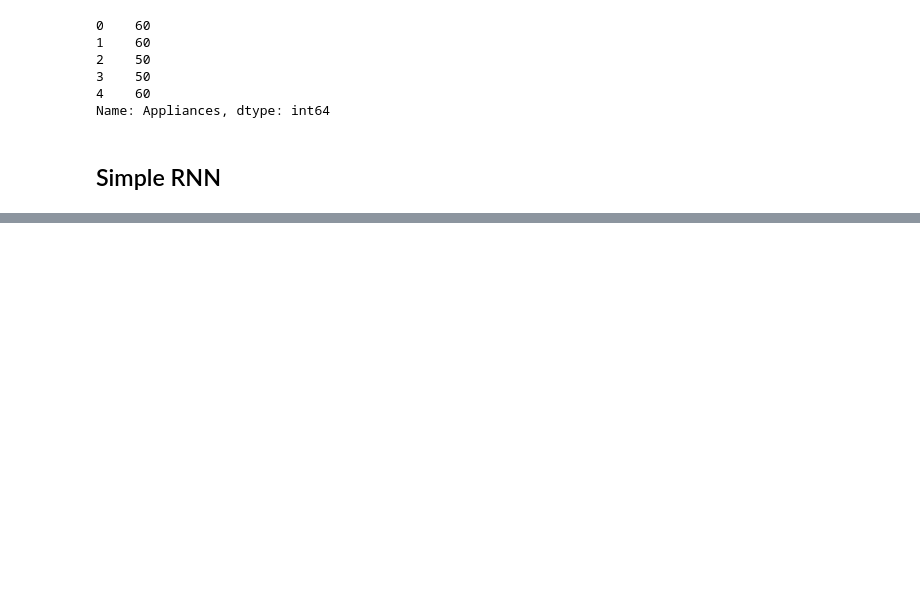
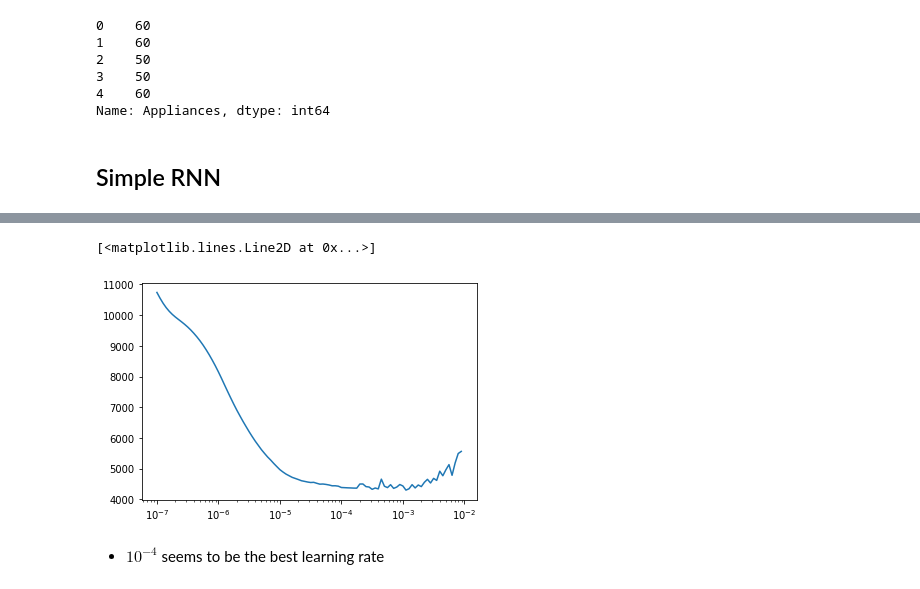
Before and after one commit to ItamarRocha/Machine-Learning-and-Data-Analysis, a Jupyter notebook: TimeSeries/code4_recurrentNN.ipynb, the cells around one changed output, grey strips where cells are left out. Drawn from its saved outputs; the diff is of its cells as text; code cells hidden in the pictures; blank space fills up the shorter version.

```diff
--- a/TimeSeries/code4_recurrentNN.ipynb
+++ b/TimeSeries/code4_recurrentNN.ipynb
@@ -77,0 +78,25 @@ train_set = window_dataset
+# %%
+keras.backend.clear_session()
+tf.random.set_seed(42)
+np.random.seed(42)
+
+window_size = 30
+train_set = window_dataset(x_train, window_size, batch_size=128)
+
+model = keras.models.Sequential([
+    keras.layers.Lambda(lambda x : tf.expand_dims(x, axis = -1),
+                       input_shape=[None]),
+    keras.layers.SimpleRNN(100, return_sequences=True),
+    keras.layers.SimpleRNN(100),
+    keras.layers.Dense(1),
+    keras.layers.Lambda(lambda x: x * 200.0)
+])
+
+lr_schedule = keras.callbacks.LearningRateScheduler(lambda epoch: 1e-7 * 10**(epoch/20))
+
+optimizer = keras.optimizers.Adam()
+
+model.compile(loss=keras.losses.mean_squared_error,
+             optimizer=optimizer,
+             metrics=["mae","mse"])
+history = model.fit(train_set, epochs=100, callbacks=[lr_schedule])
@@ -77,0 +121,7 @@ train_set = window_dataset
+# %%
+plt.semilogx(history.history["lr"], history.history["loss"])
+# %% [output]
+[<matplotlib.lines.Line2D at 0x...>]
+[figure, added]
+# %% [markdown]
+* $10^{-4}$ seems to be the best learning rate
```
Also changed, not shown: parts of 16 cells of this notebook, 1 other file.
